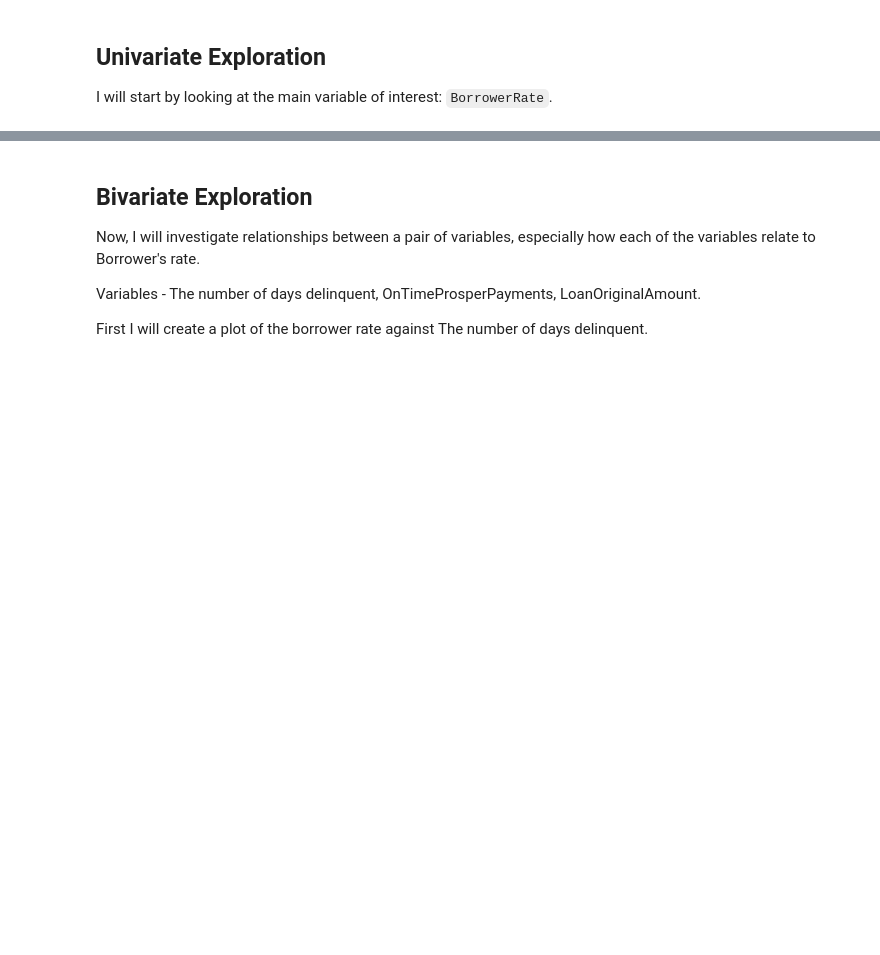
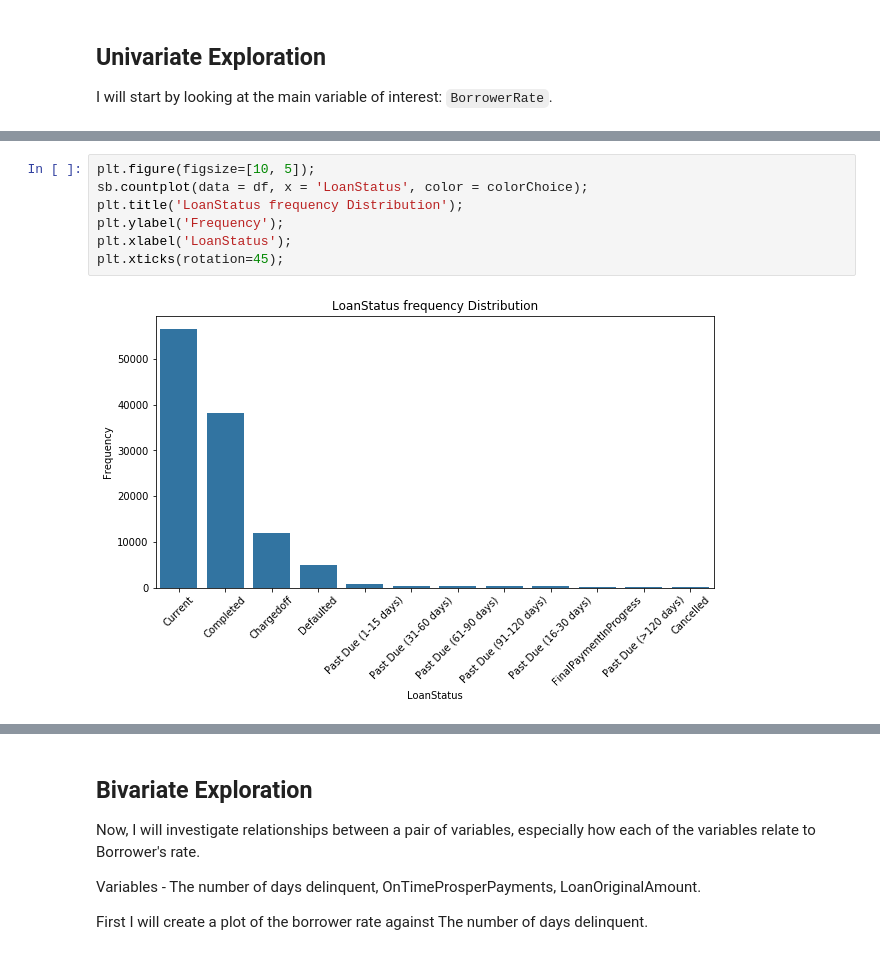
Before and after one commit to bluk16/Udacity-Data-Visualization, a Jupyter notebook: loan_data_exploration.ipynb, the cells around one changed output, grey strips where cells are left out. Saved outputs shown, nothing was run; the diff lists cells and outputs as text; blank space fills up the shorter version.

```diff
--- a/loan_data_exploration.ipynb
+++ b/loan_data_exploration.ipynb
@@ -118,0 +95,9 @@ The 2 frequency distribution plots indicated that very rarely do unemployed or r
+# %%
+plt.figure(figsize=[10, 5]);
+sb.countplot(data = df, x = 'LoanStatus', color = colorChoice);
+plt.title('LoanStatus frequency Distribution');
+plt.ylabel('Frequency');
+plt.xlabel('LoanStatus');
+plt.xticks(rotation=45);
+# %% [output]
+[figure, added]
```
Also changed, not shown: parts of 25 cells of this notebook, 2 other files.
